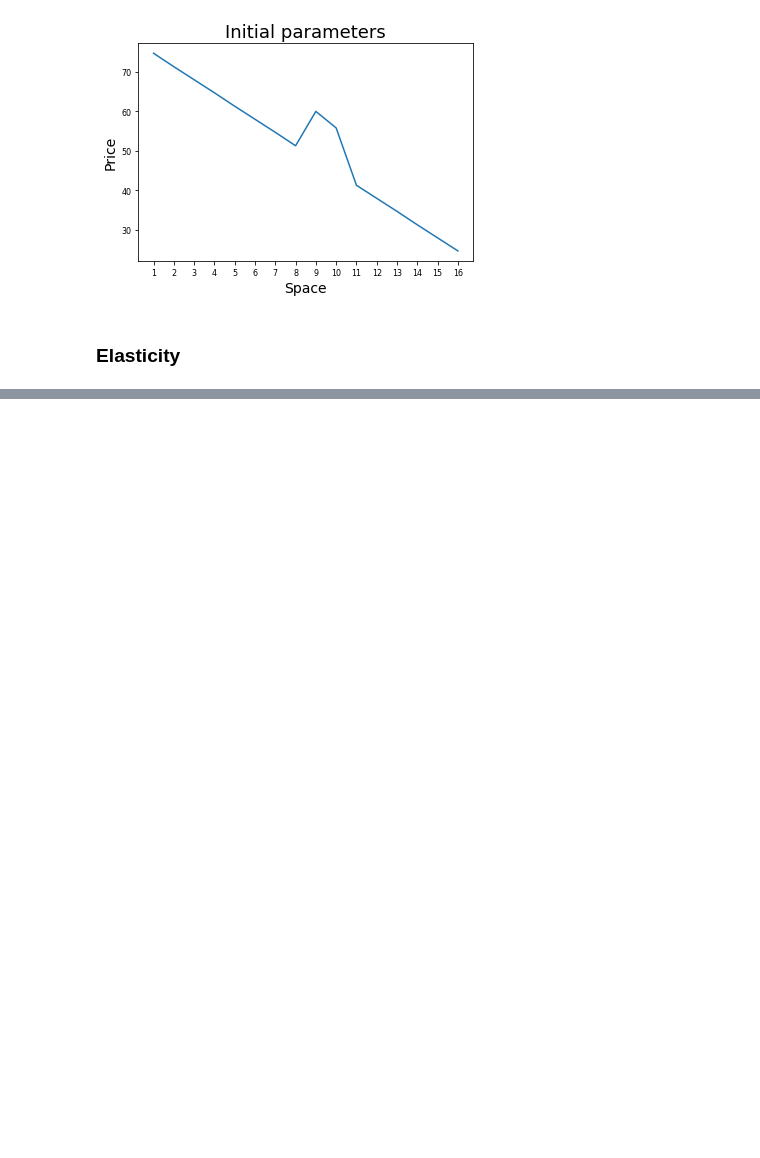
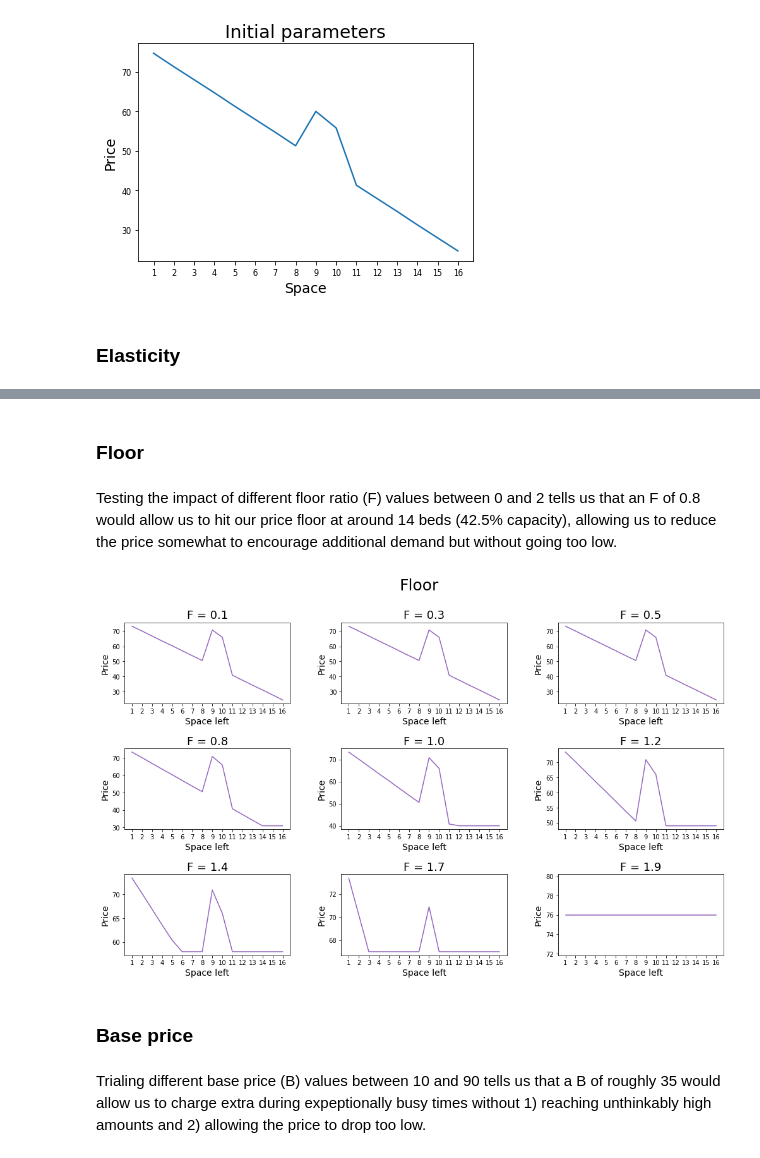
Before and after one commit to jcarterlab/SJ-Price-Algorithm, a Jupyter notebook: SJ-price-algorithm.ipynb, the cells around one changed output, grey strips where cells are left out. Drawn from its saved outputs; the diff is of its cells as text; code cells hidden in the pictures; blank space fills up the shorter version.

```diff
--- a/SJ-price-algorithm.ipynb
+++ b/SJ-price-algorithm.ipynb
@@ -269,0 +240,19 @@ params_plot(B, 'Base price', 'tab:pink')
+# %% [markdown]
+### Floor
+# %% [markdown]
+Testing the impact of different floor ratio (F) values between 0 and 2 tells us that an F of 0.8 would allow us to hit our price floor at around 14 beds (42.5% capacity), allowing us to reduce the price somewhat to encourage additional demand but without going too low.
+# %%
+# assigns W the preffered value of 1.5
+W = 1.5
+
+# creates a sequence of different FR values to try
+F = np.linspace(0.1, 1.9, 9)
+
+# visualizes the sequence of FR values
+params_plot(F, 'Floor', 'tab:purple')
+# %% [output]
+[figure, added]
+# %% [markdown]
+### Base price
+# %% [markdown]
+Trialing different base price (B) values between 10 and 90 tells us that a B of roughly 35 would allow us to charge extra during expeptionally busy times without 1) reaching unthinkably high amounts and 2) allowing the price to drop too low.
```
Also changed, not shown: parts of 23 cells of this notebook.
